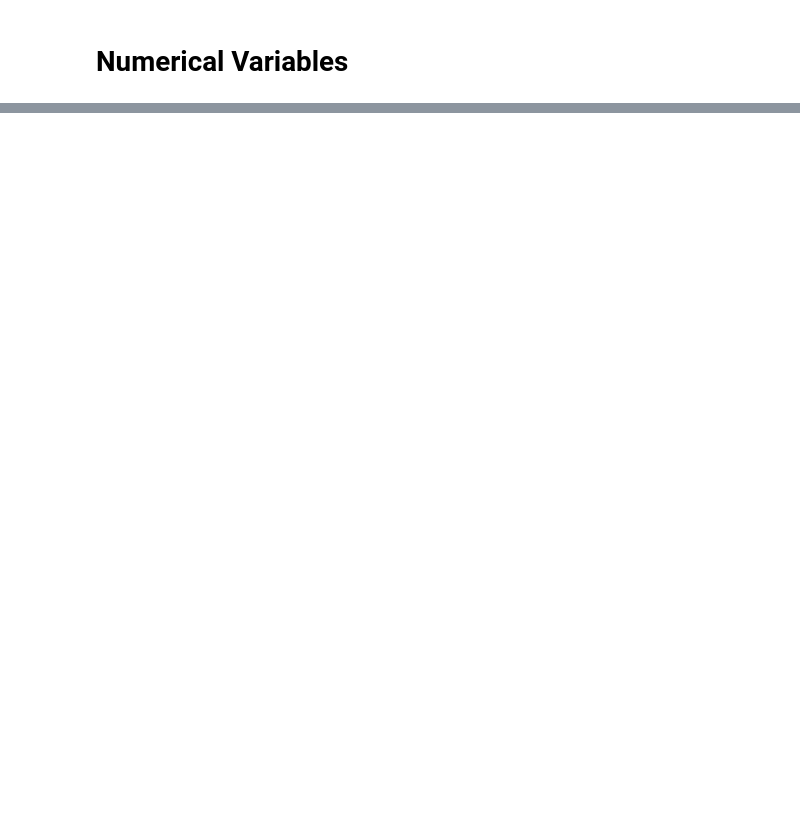
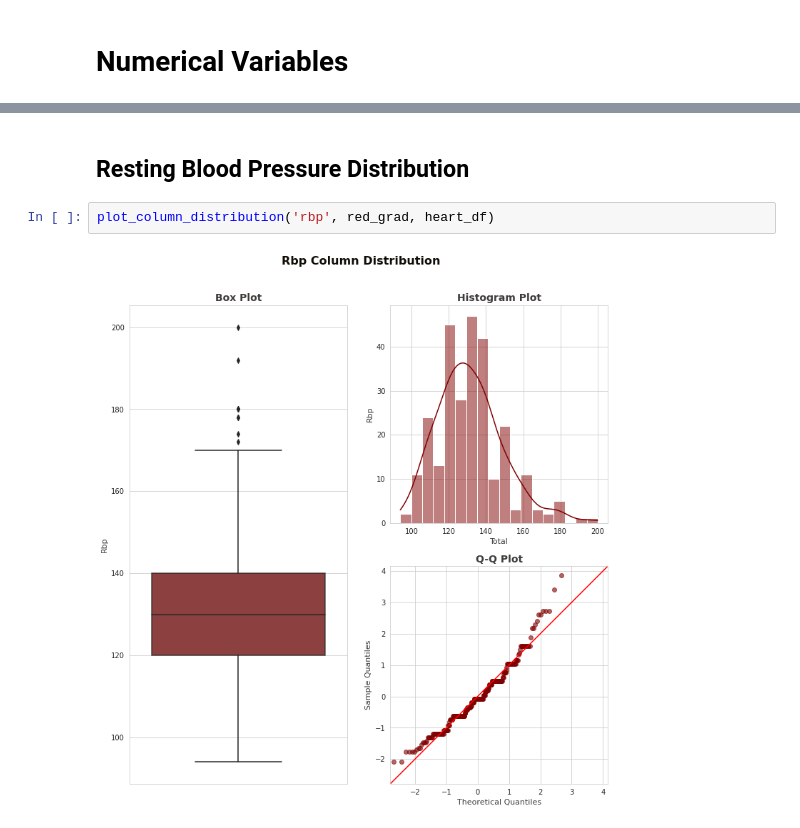
Before and after one commit to iamharkirat/EEE-591, a Jupyter notebook: project_1.ipynb, the cells around one changed output, grey strips where cells are left out. Saved outputs shown, nothing was run; the diff lists cells and outputs as text; blank space fills up the shorter version.

```diff
--- a/project_1.ipynb
+++ b/project_1.ipynb
@@ -173,0 +262,6 @@ plot_column_distribution('a1p2', heart_df, color_mix)
+# %% [markdown]
+## Resting Blood Pressure Distribution
+# %%
+plot_column_distribution('rbp', red_grad, heart_df)
+# %% [output]
+[figure, added]
```
Also changed, not shown: parts of 22 cells of this notebook.
